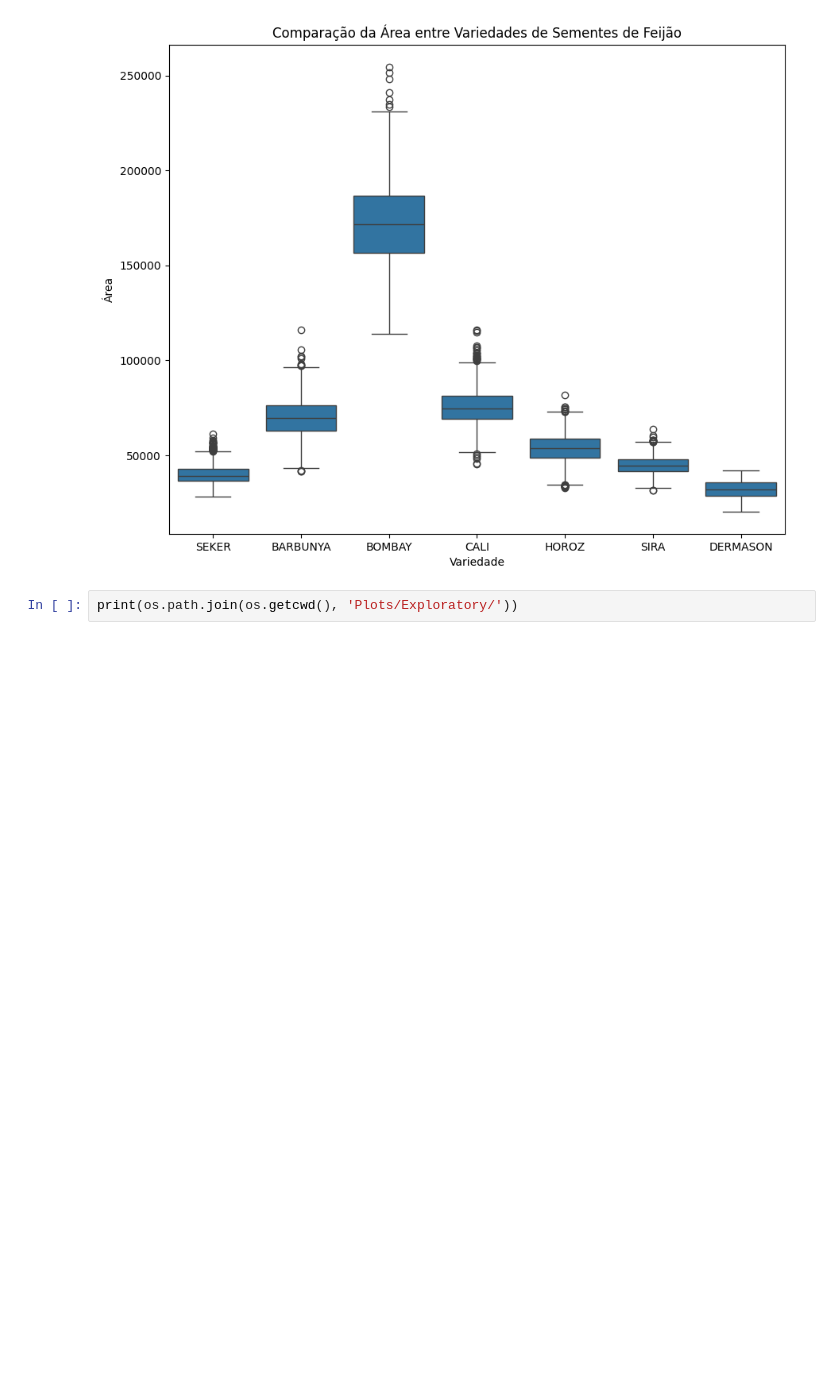
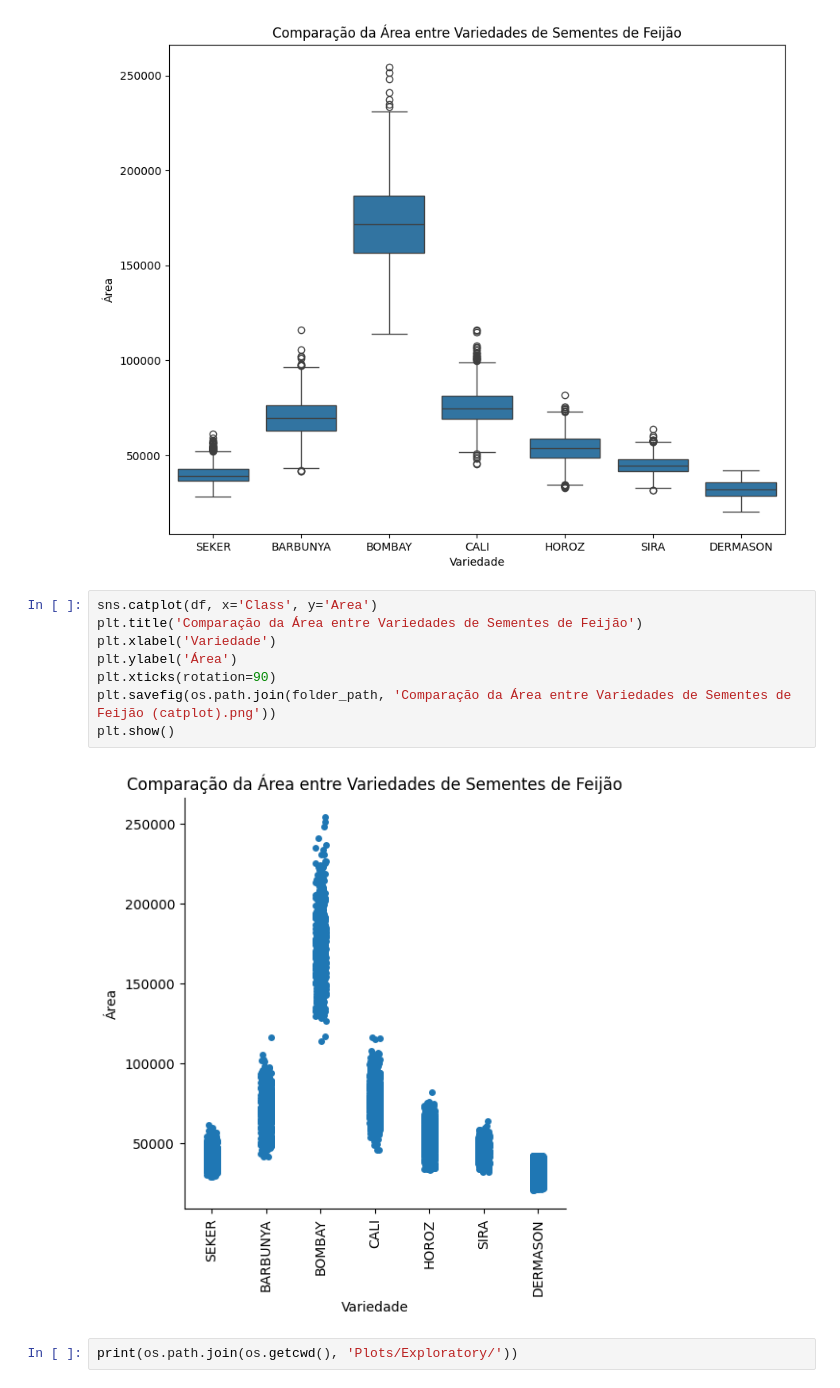
Before and after one commit to lopesvictor1/Beans-Classification, a Jupyter notebook: Results/analise_exploratoria.ipynb, the cells around one changed output. Cells and saved outputs as stored; diff of their text form; blank space fills up the shorter version.

```diff
--- a/Results/analise_exploratoria.ipynb
+++ b/Results/analise_exploratoria.ipynb
@@ -64,6 +64,16 @@ plt.savefig(os.path.join(folder_path, 'Comparação da Área entre Variedades de
 plt.show()
 # %% [output]
 [figure]
+# %%
+sns.catplot(df, x='Class', y='Area')
+plt.title('Comparação da Área entre Variedades de Sementes de Feijão')
+plt.xlabel('Variedade')
+plt.ylabel('Área')
+plt.xticks(rotation=90)
+plt.savefig(os.path.join(folder_path, 'Comparação da Área entre Variedades de Sementes de Feijão (catplot).png'))
+plt.show()
+# %% [output]
+[figure, added]
 # %%
 print(os.path.join(os.getcwd(), 'Plots/Exploratory/'))
 # %% [output]
```
Also changed, not shown: 1 other file.
